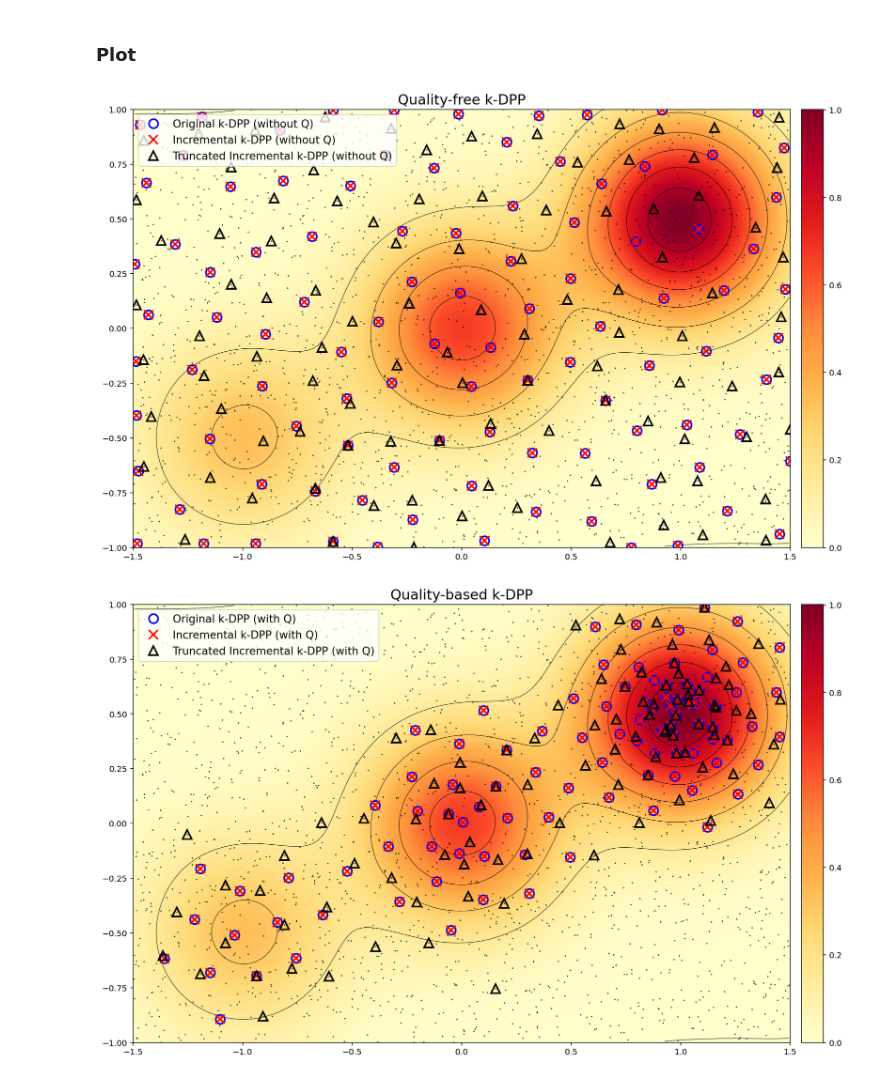
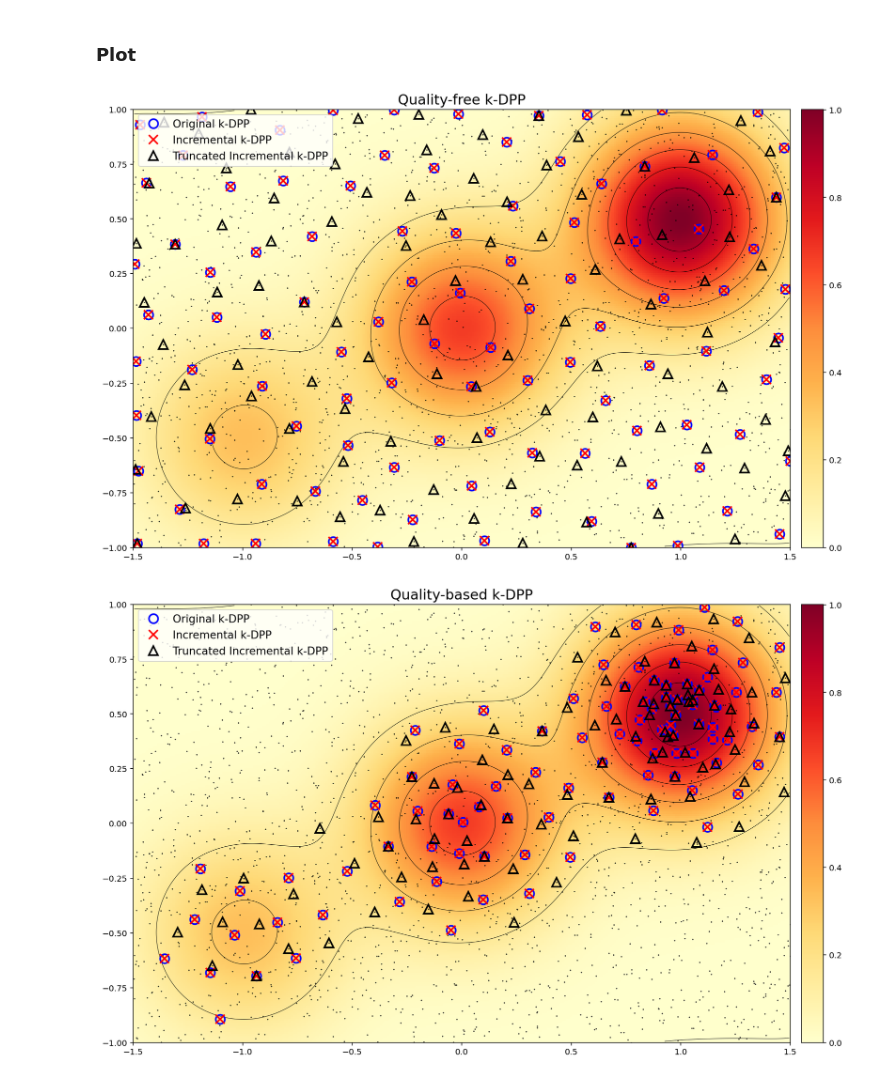
Before and after one commit to sjchoi86/gentle-dpp, a Jupyter notebook: code/demo_tikdpp.ipynb, the cells around one changed output. Cells and saved outputs as stored; diff of their text form; code cells hidden in the pictures.

```diff
--- a/code/demo_tikdpp.ipynb
+++ b/code/demo_tikdpp.ipynb
@@ -82,7 +82,7 @@ xs_tikdpp_woq,idxs_tikdpp_woq = ikdpp(
     xs_total = xs_total,
     qs_total = None,
     n_select = n_select,
-    n_trunc  = 20,
+    n_trunc  = 50,
     hyp      = hyp)
 toc_tikdpp_woq = (datetime.now()-tic).total_seconds()
 print ("Truncated Incremental k-DPP took [%.3f] second"%(toc_tikdpp_woq))
@@ -96,7 +96,7 @@ xs_tikdpp_wq,idxs_tikdpp_wq = ikdpp(
     xs_total = xs_total,
     qs_total = qs_total,
     n_select = n_select,
-    n_trunc  = 20,
+    n_trunc  = 50,
     hyp      = hyp)
 toc_tikdpp_wq = (datetime.now()-tic).total_seconds()
 print ("Truncated Incremental k-DPP took [%.3f] second"%(toc_tikdpp_wq))
@@ -105,6 +123,7 @@ Truncated Incremental k-DPP took [0.072] second
 # %% [markdown]
 ### Plot
 # %%
+# Plot Quality-free DPP
 plt.figure(figsize = (15,10))
 plt.rcParams.update({'font.size':10})
 im = plt.imshow(X      = QM.Q,
@@ -118,40 +137,39 @@ plt.contour(QM.Q,
             linewidths = 1/2)
 plt.plot(xs_total[:,0],xs_total[:,1],'.',mfc='none',mec='k',ms=1,lw=1/2)
 plt.plot(xs_kdpp_woq[:,0],xs_kdpp_woq[:,1],'o',ms=11,mfc='None',mec='b',
-         markeredgewidth=2.0,label='Original k-DPP (without Q)')
+         markeredgewidth=2.0,label='Original k-DPP')
 plt.plot(xs_ikdpp_woq[:,0],xs_ikdpp_woq[:,1],'x',ms=11,mfc='None',mec='r',
-         markeredgewidth=2.0,label='Incremental k-DPP (without Q)')
+         markeredgewidth=2.0,label='Incremental k-DPP')
 plt.plot(xs_tikdpp_woq[:,0],xs_tikdpp_woq[:,1],'^',ms=11,mfc='None',mec='k',
-         markeredgewidth=2.0,label='Truncated Incremental k-DPP (without Q)')
+         markeredgewidth=2.0,label='Truncated Incremental k-DPP')
 plt.title("Quality-free k-DPP",fontsize=17)
 plt.legend(fontsize=13,loc='upper left')
 add_colorbar(im); plt.axis(QM.axis_info); plt.axis('equal');
 plt.show()
 
-
-
+# Plot Quality-incorporated DPP
 plt.figure(figsize = (15,10))
 plt.rcParams.update({'font.size':10})
 im = plt.imshow(X      = QM.Q,
                 extent = QM.axis_info,
                 cmap   = 'YlOrRd',
                 origin = 'lower')
 plt.contour(QM.Q,
             extent     = QM.axis_info,
             origin     = 'lower',
             colors     = 'k',
             linewidths = 1/2)
 plt.plot(xs_total[:,0],xs_total[:,1],'.',mfc='none',mec='k',ms=1,lw=1/2)
 plt.plot(xs_kdpp_wq[:,0],xs_kdpp_wq[:,1],'o',ms=11,mfc='None',mec='b',
-         markeredgewidth=2.0,label='Original k-DPP (with Q)')
+         markeredgewidth=2.0,label='Original k-DPP')
 plt.plot(xs_ikdpp_wq[:,0],xs_ikdpp_wq[:,1],'x',ms=11,mfc='None',mec='r',
-         markeredgewidth=2.0,label='Incremental k-DPP (with Q)')
+         markeredgewidth=2.0,label='Incremental k-DPP')
 plt.plot(xs_tikdpp_wq[:,0],xs_tikdpp_wq[:,1],'^',ms=11,mfc='None',mec='k',
-         markeredgewidth=2.0,label='Truncated Incremental k-DPP (with Q)')
+         markeredgewidth=2.0,label='Truncated Incremental k-DPP')
 plt.title("Quality-based k-DPP",fontsize=17)
 plt.legend(fontsize=13,loc='upper left')
 add_colorbar(im); plt.axis(QM.axis_info); plt.axis('equal');
 plt.show()
 # %% [output]
-[figure, old version]
+[figure, new version]
-[figure, old version]
+[figure, new version]
```
Also changed, not shown: parts of 4 cells of this notebook.
